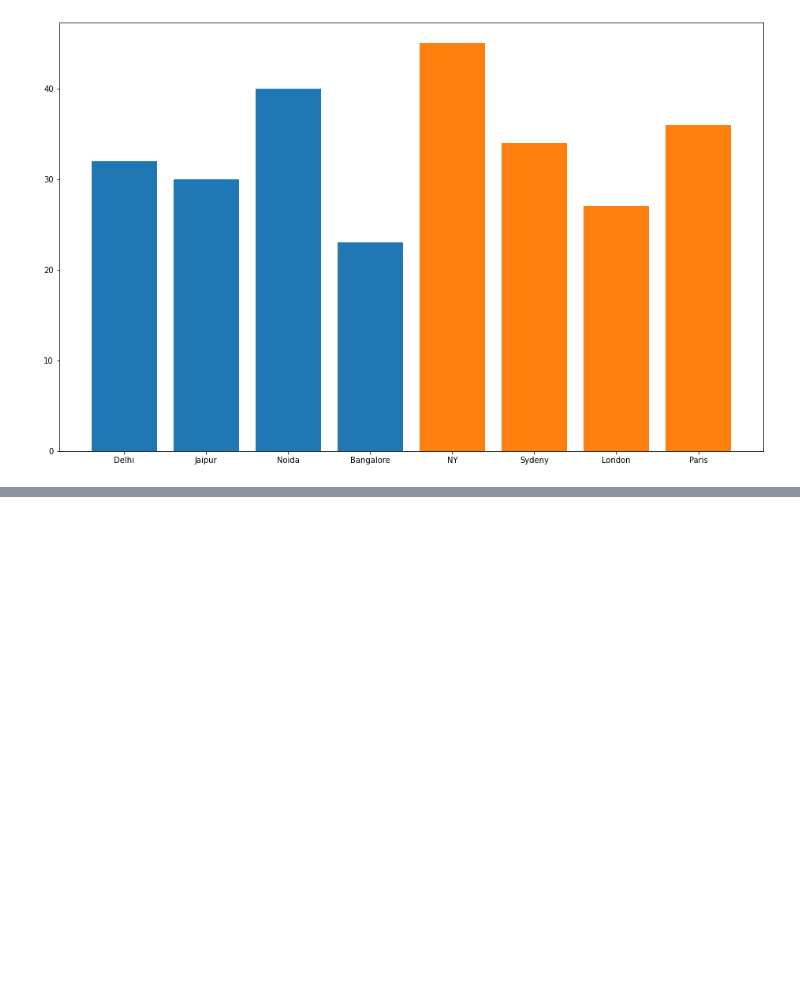
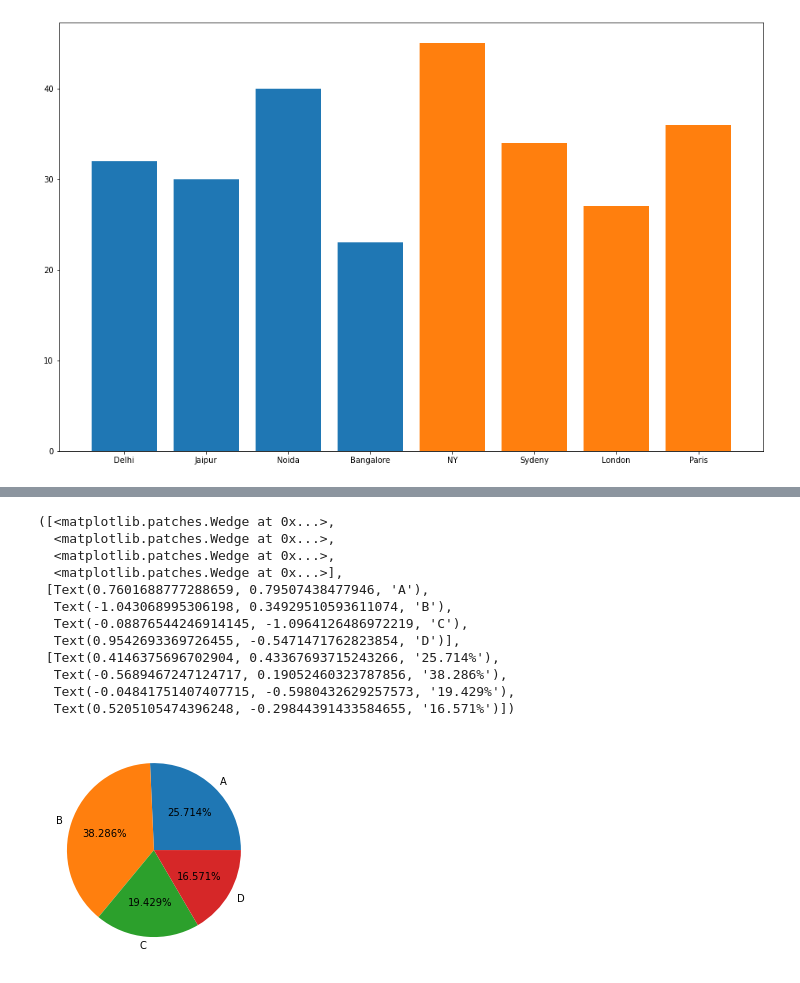
Before and after one commit to ankittrajj/WD_DA_17_Aug_2_30pm, a Jupyter notebook: Matplotlib prt2.ipynb, the cells around one changed output, grey strips where cells are left out. Saved outputs shown, nothing was run; the diff lists cells and outputs as text; code cells hidden in the pictures; blank space fills up the shorter version.

```diff
--- a/Matplotlib prt2.ipynb
+++ b/Matplotlib prt2.ipynb
@@ -89,0 +94,18 @@ plt.pie(a,labels = myLabel)
+# %%
+a = [45,67,34,29]
+myLabel = ['A','B','C','D']
+plt.pie(a,labels = myLabel,autopct="%1.3f%%")
+# %% [output]
+([<matplotlib.patches.Wedge at 0x...>,
+  <matplotlib.patches.Wedge at 0x...>,
+  <matplotlib.patches.Wedge at 0x...>,
+  <matplotlib.patches.Wedge at 0x...>],
+ [Text(0.7601688777288659, 0.79507438477946, 'A'),
+  Text(-1.043068995306198, 0.34929510593611074, 'B'),
+  Text(-0.08876544246914145, -1.0964126486972219, 'C'),
+  Text(0.9542693369726455, -0.5471471762823854, 'D')],
+ [Text(0.4146375696702904, 0.43367693715243266, '25.714%'),
+  Text(-0.5689467247124717, 0.19052460323787856, '38.286%'),
+  Text(-0.04841751407407715, -0.5980432629257573, '19.429%'),
+  Text(0.5205105474396248, -0.29844391433584655, '16.571%')])
+[figure, added]
```
Also changed, not shown: parts of 1 cell of this notebook.
